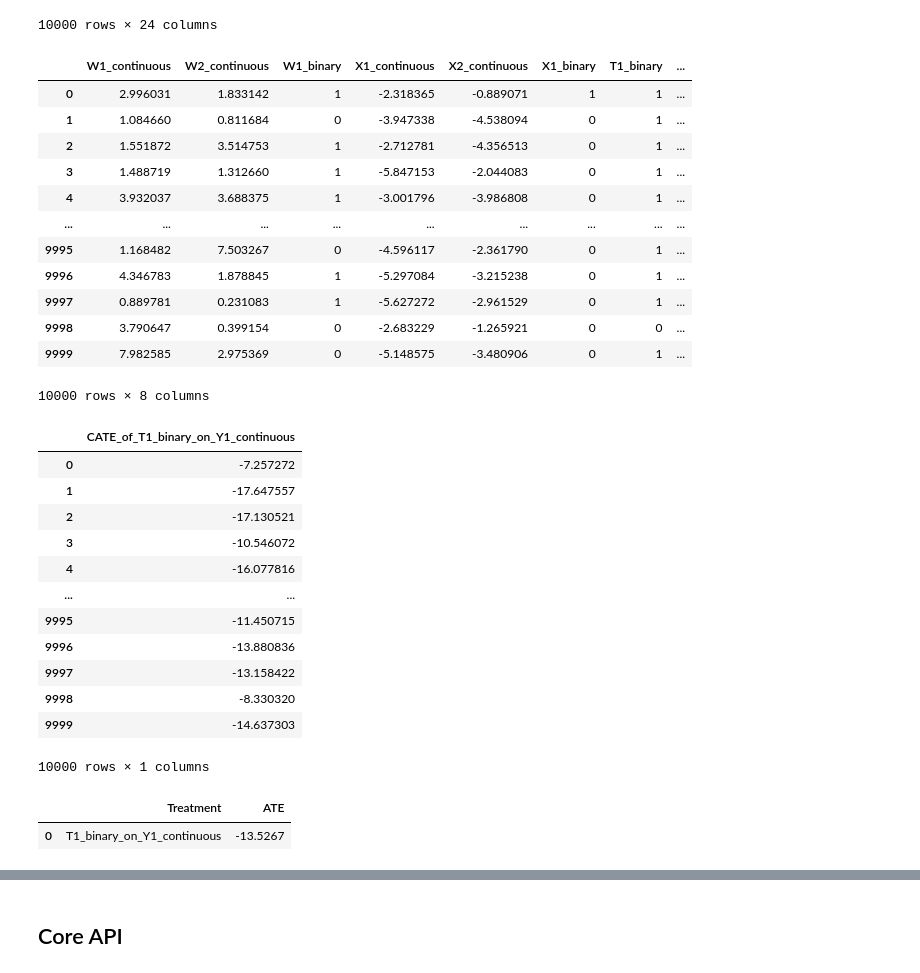
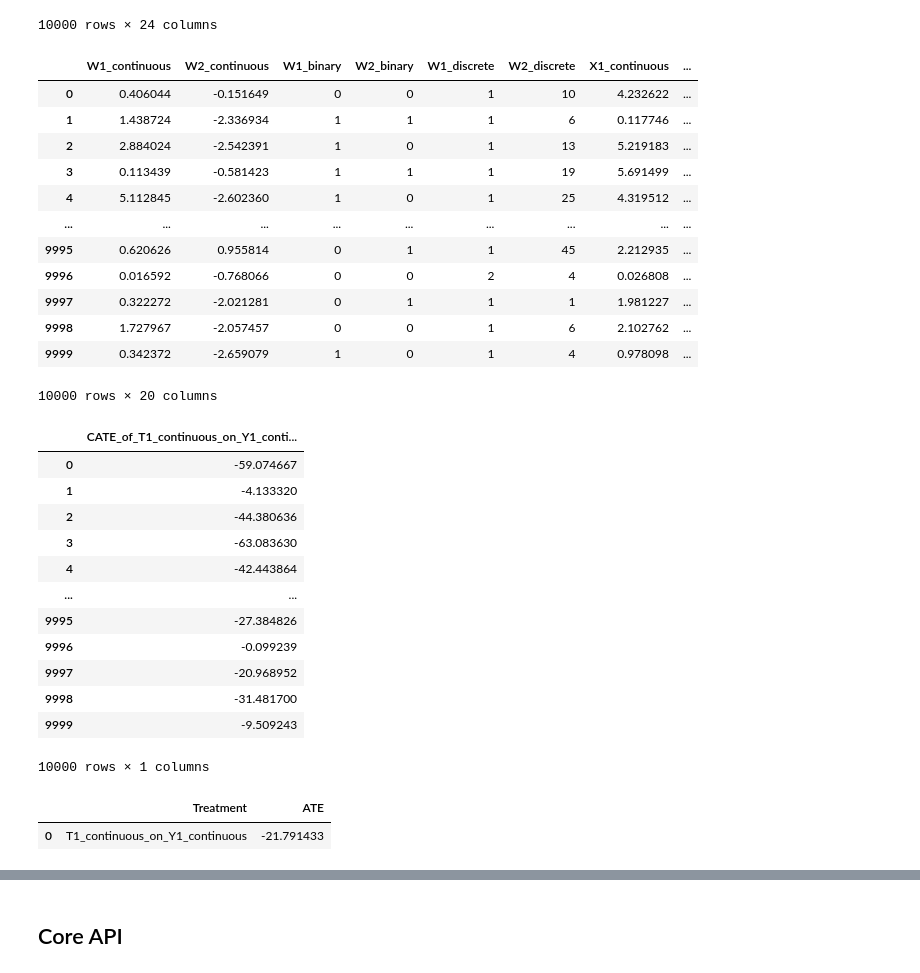
Before and after one commit to jakepenzak/caml, a Jupyter notebook: notebooks/dev/CamlCATE/CamlCATE.ipynb, the cells around one changed output, grey strips where cells are left out. Drawn from its saved outputs; the diff is of its cells as text; code cells hidden in the pictures.

```diff
--- a/notebooks/dev/CamlCATE/CamlCATE.ipynb
+++ b/notebooks/dev/CamlCATE/CamlCATE.ipynb
@@ -122,63 +125,67 @@ df
 # %%
 from caml.extensions.synthetic_data import CamlSyntheticDataGenerator
 
-data = CamlSyntheticDataGenerator(n_obs=10_000,
+data =  CamlSyntheticDataGenerator(n_obs=10_000,
                                   n_cont_outcomes=1,
                                   n_binary_outcomes=0,
-                                  n_cont_treatments=0,
-                                  n_binary_treatments=1,
+                                  n_cont_treatments=1,
+                                  n_binary_treatments=0,
                                   n_discrete_treatments=0,
                                   n_cont_confounders=2,
-                                  n_binary_confounders=1,
-                                  n_discrete_confounders=0,
-                                  n_cont_heterogeneity_covariates=2,
-                                  n_binary_heterogeneity_covariates=1,
-                                  n_discrete_heterogeneity_covariates=0,
+                                  n_binary_confounders=2,
+                                  n_discrete_confounders=2,
+                                  n_cont_heterogeneity_covariates=4,
+                                  n_binary_heterogeneity_covariates=4,
+                                  n_discrete_heterogeneity_covariates=4,
                                   n_heterogeneity_confounders=0,
-                                  stddev_outcome_noise=0,
-                                  stddev_treatment_noise=0,
+                                  stddev_outcome_noise=3,
+                                  stddev_treatment_noise=3,
                                   causal_model_functional_form="fully_non_linear",
+                                  n_nonlinear_transformations=10,
+                                  n_nonlinear_interactions=5,
+                                  treatment_effect_weight=1,
                                   seed=None)
 
 synthetic_df = data.df
 cate_df = data.cates
 ate_df = data.ates
+dgp = data.dgp
 
 df = synthetic_df.copy()
 
 df
 # %% [output]
-|  | W1_continuous | W2_continuous | W1_binary | X1_continuous | X2_continuous | X1_binary | T1_binary | ... |
-| 0 | 2.996031 | 1.833142 | 1 | -2.318365 | -0.889071 | 1 | 1 | ... |
-| 1 | 1.084660 | 0.811684 | 0 | -3.947338 | -4.538094 | 0 | 1 | ... |
-| 2 | 1.551872 | 3.514753 | 1 | -2.712781 | -4.356513 | 0 | 1 | ... |
-| 3 | 1.488719 | 1.312660 | 1 | -5.847153 | -2.044083 | 0 | 1 | ... |
-| 4 | 3.932037 | 3.688375 | 1 | -3.001796 | -3.986808 | 0 | 1 | ... |
+|  | W1_continuous | W2_continuous | W1_binary | W2_binary | W1_discrete | W2_discrete | X1_continuous | ... |
+| 0 | 0.406044 | -0.151649 | 0 | 0 | 1 | 10 | 4.232622 | ... |
+| 1 | 1.438724 | -2.336934 | 1 | 1 | 1 | 6 | 0.117746 | ... |
+| 2 | 2.884024 | -2.542391 | 1 | 0 | 1 | 13 | 5.219183 | ... |
+| 3 | 0.113439 | -0.581423 | 1 | 1 | 1 | 19 | 5.691499 | ... |
+| 4 | 5.112845 | -2.602360 | 1 | 0 | 1 | 25 | 4.319512 | ... |
 | ... | ... | ... | ... | ... | ... | ... | ... | ... |
-| 9995 | 1.168482 | 7.503267 | 0 | -4.596117 | -2.361790 | 0 | 1 | ... |
-| 9996 | 4.346783 | 1.878845 | 1 | -5.297084 | -3.215238 | 0 | 1 | ... |
-| 9997 | 0.889781 | 0.231083 | 1 | -5.627272 | -2.961529 | 0 | 1 | ... |
-| 9998 | 3.790647 | 0.399154 | 0 | -2.683229 | -1.265921 | 0 | 0 | ... |
-| 9999 | 7.982585 | 2.975369 | 0 | -5.148575 | -3.480906 | 0 | 1 | ... |
+| 9995 | 0.620626 | 0.955814 | 0 | 1 | 1 | 45 | 2.212935 | ... |
+| 9996 | 0.016592 | -0.768066 | 0 | 0 | 2 | 4 | 0.026808 | ... |
+| 9997 | 0.322272 | -2.021281 | 0 | 1 | 1 | 1 | 1.981227 | ... |
+| 9998 | 1.727967 | -2.057457 | 0 | 0 | 1 | 6 | 2.102762 | ... |
+| 9999 | 0.342372 | -2.659079 | 1 | 0 | 1 | 4 | 0.978098 | ... |
-10000 rows × 8 columns
+10000 rows × 20 columns
 # %%
 cate_df
 # %% [output]
-|  | CATE_of_T1_binary_on_Y1_continuous |
-| 0 | -7.257272 |
-| 1 | -17.647557 |
-| 2 | -17.130521 |
-| 3 | -10.546072 |
-| 4 | -16.077816 |
+|  | CATE_of_T1_continuous_on_Y1_conti... |
+| 0 | -59.074667 |
+| 1 | -4.133320 |
+| 2 | -44.380636 |
+| 3 | -63.083630 |
+| 4 | -42.443864 |
 | ... | ... |
-| 9995 | -11.450715 |
-| 9996 | -13.880836 |
-| 9997 | -13.158422 |
-| 9998 | -8.330320 |
-| 9999 | -14.637303 |
+| 9995 | -27.384826 |
+| 9996 | -0.099239 |
+| 9997 | -20.968952 |
+| 9998 | -31.481700 |
+| 9999 | -9.509243 |
 10000 rows × 1 columns
 # %%
 ate_df
 # %% [output]
 |  | Treatment | ATE |
-| 0 | T1_binary_on_Y1_continuous | -13.5267 |
+| 0 | T1_continuous_on_Y1_continuous | -21.791433 |
```
Also changed, not shown: parts of 22 cells of this notebook, 6 other files.
